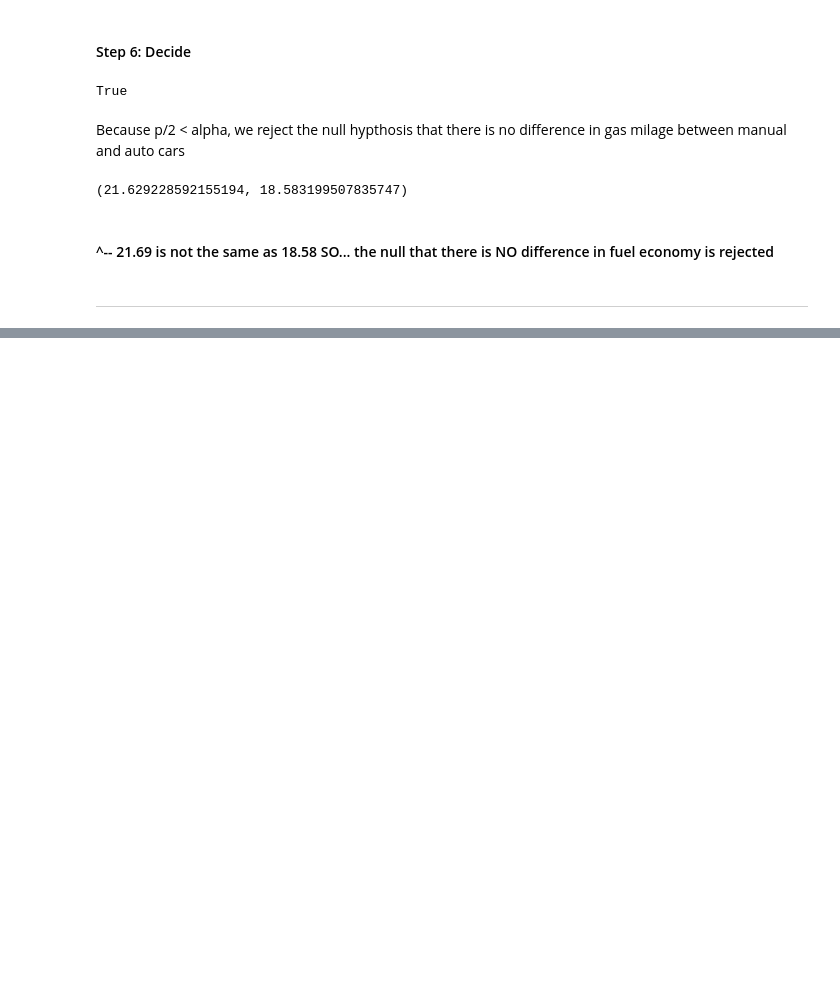
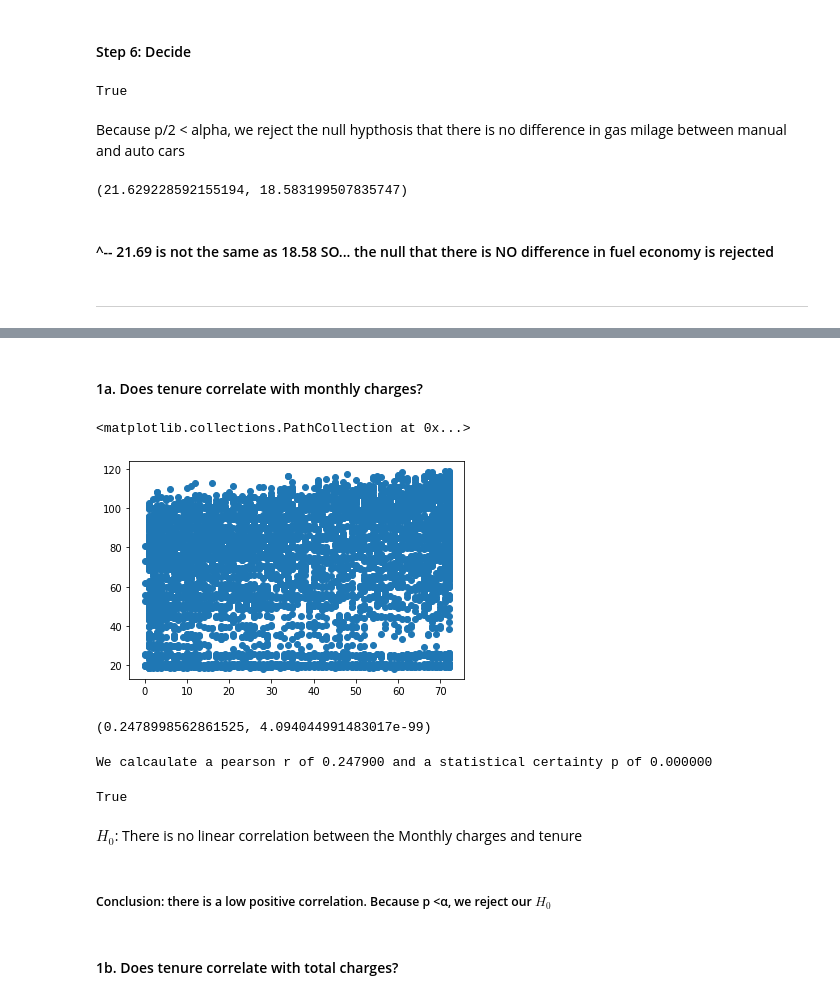
Before and after one commit to natasharivers/Statistics, a Jupyter notebook: hypothesis_testing.ipynb, the cells around one changed output, grey strips where cells are left out. Saved outputs shown, nothing was run; the diff lists cells and outputs as text; code cells hidden in the pictures; blank space fills up the shorter version.

```diff
--- a/hypothesis_testing.ipynb
+++ b/hypothesis_testing.ipynb
@@ -417,0 +434,2 @@ ________
+# %%
+df = pd.read_csv('Cust_Churn_Telco.csv')
@@ -417,0 +446,40 @@ ________
+# %% [markdown]
+#### 1a. Does tenure correlate with monthly charges?
+# %%
+x = df.tenure
+y= df.MonthlyCharges
+
+#number of rows
+n = df.shape[0]
+
+#degrees of freedom- how much the data can vary
+deg_f = n-2
+
+#confidence interval (!)
+conf_in = 0.95
+
+alpha = 1- conf_in
+# %%
+plt.scatter(x,y)
+# %% [output]
+<matplotlib.collections.PathCollection at 0x...>
+[figure, added]
+# %%
+r, p = stats.pearsonr(x,y)
+r, p
+# %% [output]
+(0.2478998562861525, 4.094044991483017e-99)
+# %%
+print(f'We calcaulate a pearson r of {r:3f} and a statistical certainty p of {p:4f}')
+# %% [output]
+We calcaulate a pearson r of 0.247900 and a statistical certainty p of 0.000000
+# %%
+p<alpha
+# %% [output]
+True
+# %% [markdown]
+$H_0$: There is no linear correlation between the Monthly charges and tenure
+# %% [markdown]
+##### Conclusion: there is a low positive correlation. Because p <α, we reject our $H_0$
+# %% [markdown]
+#### 1b. Does tenure correlate with total charges?
```
Also changed, not shown: parts of 16 cells of this notebook.
